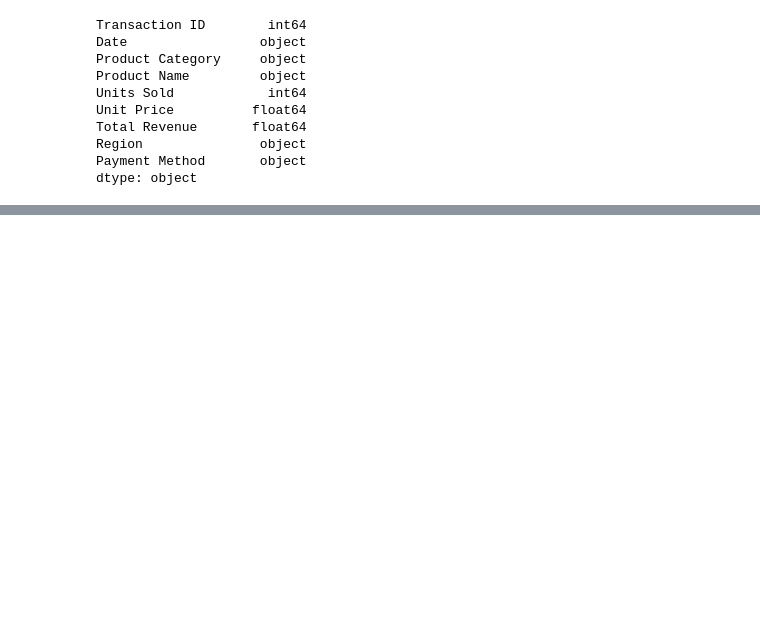
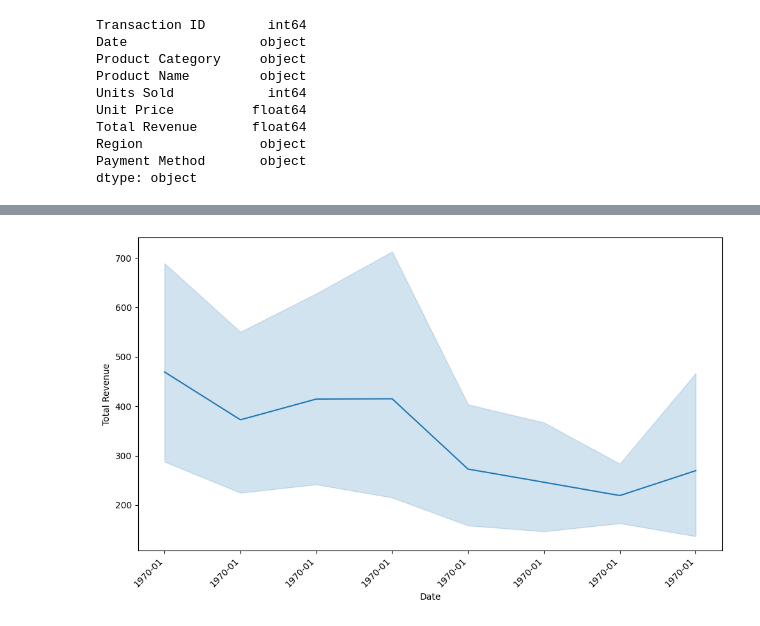
Before and after one commit to mehdi-ec/streamlit-Data-App, a Jupyter notebook: test-script2 sales.ipynb, the cells around one changed output, grey strips where cells are left out. Cells and saved outputs as stored; diff of their text form; code cells hidden in the pictures; blank space fills up the shorter version.

Commit message:
Line Chart for Date fixed

```diff
--- a/test-script2 sales.ipynb
+++ b/test-script2 sales.ipynb
@@ -88,0 +89,22 @@ plt.show()
+# %%
+fig, ax = plt.subplots(figsize=(10, 6)) # increase figure size to allow more space
+
+df[x_axis] = pd.to_datetime(df[x_axis], errors='coerce')
+
+# Convert datetime column to YYYY-MM format (string)
+df[x_axis] = df[x_axis].dt.strftime('%Y-%m')
+
+
+sns.lineplot(x=df[x_axis], y=df[y_axis], ax=ax)
+
+# Format the x-axis dates
+ax.xaxis.set_major_locator(mdates.AutoDateLocator())
+ax.xaxis.set_major_formatter(mdates.DateFormatter('%Y-%m')) # or '%b %d, %Y' or other formats
+
+# Rotate the x-axis labels for better readability
+plt.xticks(rotation=45, ha='right') # ha = horizontal alignment
+
+plt.tight_layout() # Adjust layout to prevent clipping of labels
+plt.show()
+# %% [output]
+[figure, added]
```
Also changed, not shown: parts of 1 cell of this notebook, 3 other files.
